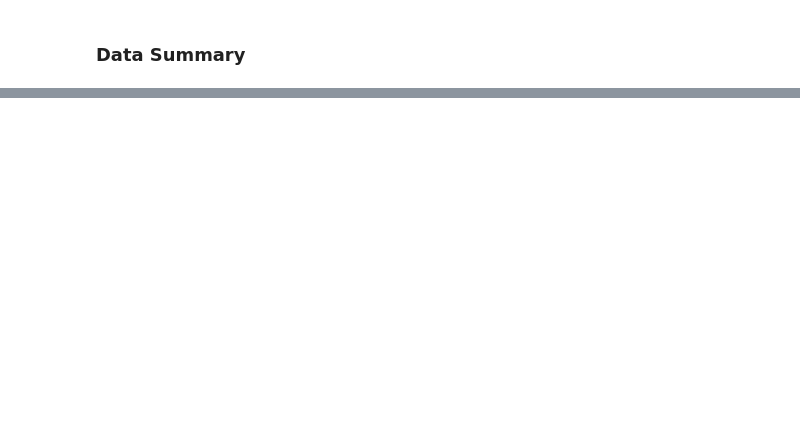
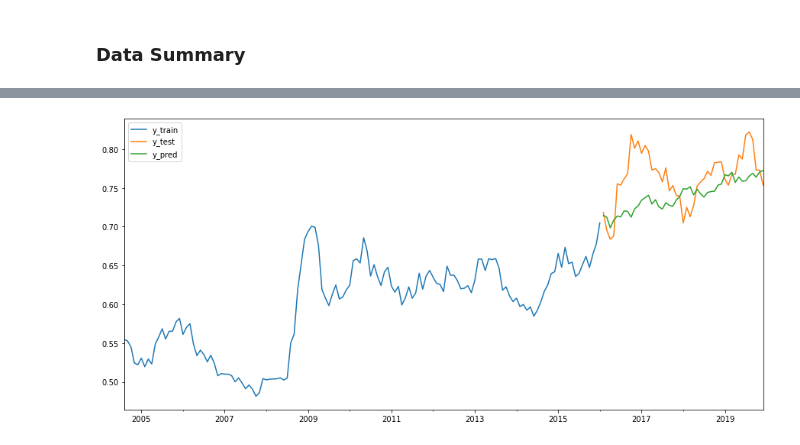
Before and after one commit to maneetsingh1/ts_forex_project, a Jupyter notebook: codes/1. EDA.ipynb, the cells around one changed output, grey strips where cells are left out. Cells and saved outputs as stored; diff of their text form; code cells hidden in the pictures; blank space fills up the shorter version.

Commit message:
Auto-Arima

```diff
--- a/codes/1. EDA.ipynb
+++ b/codes/1. EDA.ipynb
@@ -63,0 +93,3 @@ for i in range(rows):
+# %%
+rates = fetch_quandl(tuple(['YC/USA5Y','YC/FRA5Y','YC/NZL5Y','YC/GBR5Y','YC/CAN5Y','YC/JPN5Y'])).interpolate().dropna()
+rates
@@ -63,0 +112,3 @@ for i in range(rows):
+# %%
+data = forex_data.merge(rates,left_index=True, right_index=True)
+data.head()
@@ -63,0 +122,5 @@ for i in range(rows):
+# %%
+data_gbp = data[['GBPUSD']]
+data_gbp['spread'] = (data['YC/GBR5Y - Yield'])/(data['YC/USA5Y - Rate'])
+data_gbp = data_gbp.resample('M').last()
+data_gbp
@@ -63,0 +236,10 @@ for i in range(rows):
+# %%
+# model fitting
+y_train, y_test = temporal_train_test_split(data_gbp)
+autoarima_model = pm.auto_arima(y_train.iloc[:,0],exogenous =np.array(y_train.iloc[:,1]).reshape(-1,1),d=1, D=1,m=12, seasonality= True)
+# model prediction
+y_pred_autoarima = autoarima_model.predict(n_periods = len(y_test),exogenous=np.array(y_test.iloc[:,1]).reshape(-1,1))
+y_pred_autoarima = pd.Series(y_pred_autoarima,index =y_test.index)
+plot_results(y_train.iloc[:,0],y_test.iloc[:,0],y_pred_autoarima)
+# %% [output]
+[figure, added]
```
Also changed, not shown: parts of 12 cells of this notebook.
